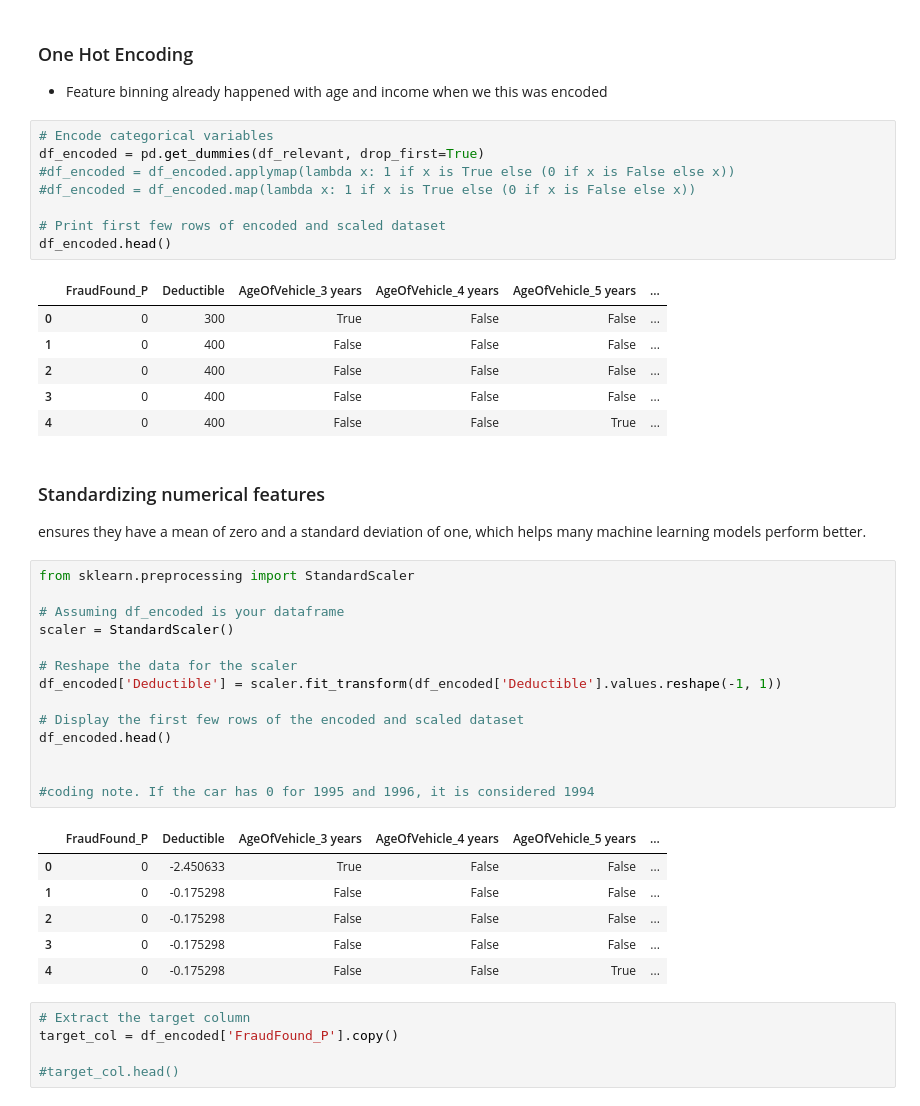
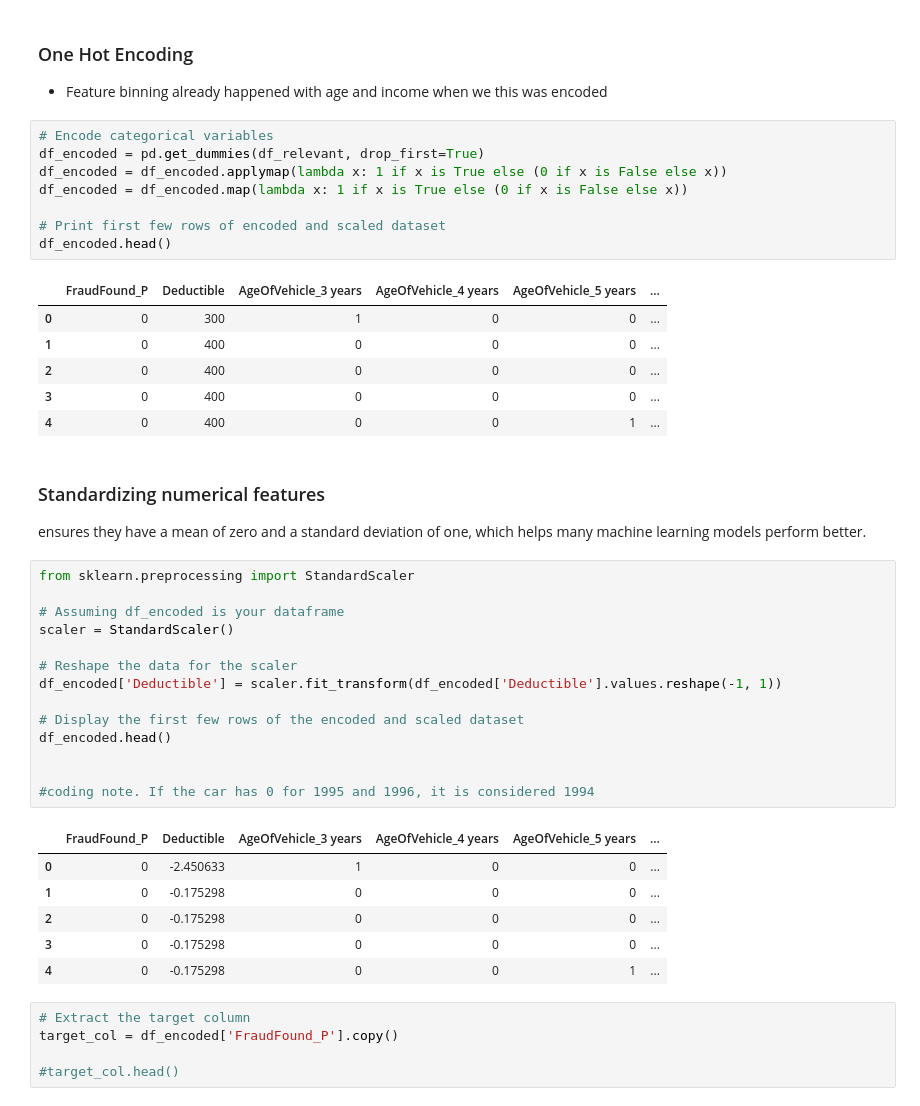
Before and after one commit to oxayavongsa/aai-510-ml-group-1, a Jupyter notebook: revised-eda.ipynb, the cells around one changed output. Saved outputs shown, nothing was run; the diff lists cells and outputs as text.

```diff
--- a/revised-eda.ipynb
+++ b/revised-eda.ipynb
@@ -590,18 +590,18 @@ df_relevant.head()
 # %%
 # Encode categorical variables
 df_encoded = pd.get_dummies(df_relevant, drop_first=True)
-#df_encoded = df_encoded.applymap(lambda x: 1 if x is True else (0 if x is False else x))
-#df_encoded = df_encoded.map(lambda x: 1 if x is True else (0 if x is False else x))
+df_encoded = df_encoded.applymap(lambda x: 1 if x is True else (0 if x is False else x))
+df_encoded = df_encoded.map(lambda x: 1 if x is True else (0 if x is False else x))
 
 # Print first few rows of encoded and scaled dataset
 df_encoded.head()
 # %% [output]
 |  | FraudFound_P | Deductible | AgeOfVehicle_3 years | AgeOfVehicle_4 years | AgeOfVehicle_5 years | ... |
-| 0 | 0 | 300 | True | False | False | ... |
-| 1 | 0 | 400 | False | False | False | ... |
-| 2 | 0 | 400 | False | False | False | ... |
-| 3 | 0 | 400 | False | False | False | ... |
-| 4 | 0 | 400 | False | False | True | ... |
+| 0 | 0 | 300 | 1 | 0 | 0 | ... |
+| 1 | 0 | 400 | 0 | 0 | 0 | ... |
+| 2 | 0 | 400 | 0 | 0 | 0 | ... |
+| 3 | 0 | 400 | 0 | 0 | 0 | ... |
+| 4 | 0 | 400 | 0 | 0 | 1 | ... |
 # %% [markdown]
 ### Standardizing numerical features
 ensures they have a mean of zero and a standard deviation of one, which helps many machine learning models perform better.
@@ -621,11 +621,11 @@ df_encoded.head()
 #coding note. If the car has 0 for 1995 and 1996, it is considered 1994
 # %% [output]
 |  | FraudFound_P | Deductible | AgeOfVehicle_3 years | AgeOfVehicle_4 years | AgeOfVehicle_5 years | ... |
-| 0 | 0 | -2.450633 | True | False | False | ... |
-| 1 | 0 | -0.175298 | False | False | False | ... |
-| 2 | 0 | -0.175298 | False | False | False | ... |
-| 3 | 0 | -0.175298 | False | False | False | ... |
-| 4 | 0 | -0.175298 | False | False | True | ... |
+| 0 | 0 | -2.450633 | 1 | 0 | 0 | ... |
+| 1 | 0 | -0.175298 | 0 | 0 | 0 | ... |
+| 2 | 0 | -0.175298 | 0 | 0 | 0 | ... |
+| 3 | 0 | -0.175298 | 0 | 0 | 0 | ... |
+| 4 | 0 | -0.175298 | 0 | 0 | 1 | ... |
 # %%
 # Extract the target column
 target_col = df_encoded['FraudFound_P'].copy()
```
Also changed, not shown: parts of 1 cell of this notebook.
